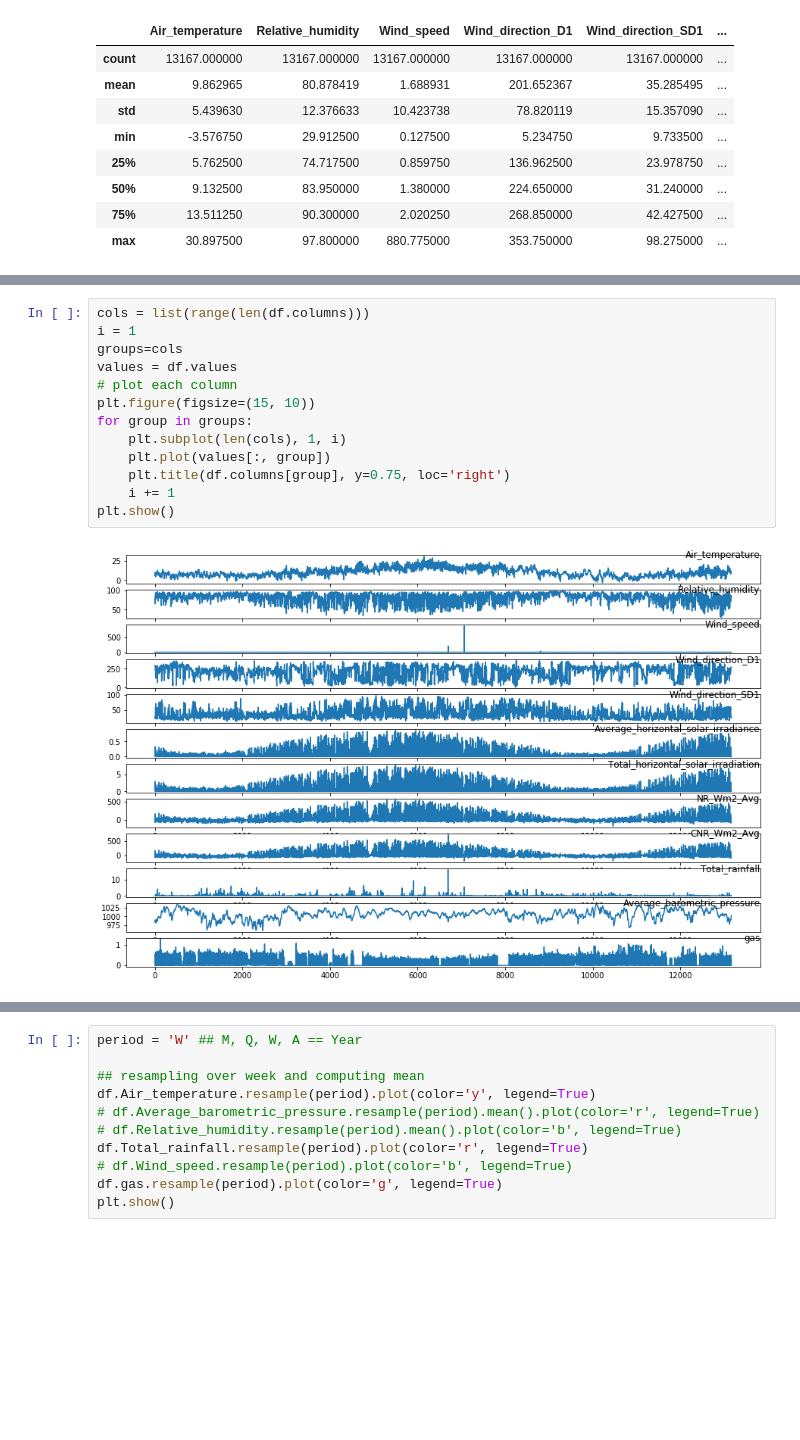
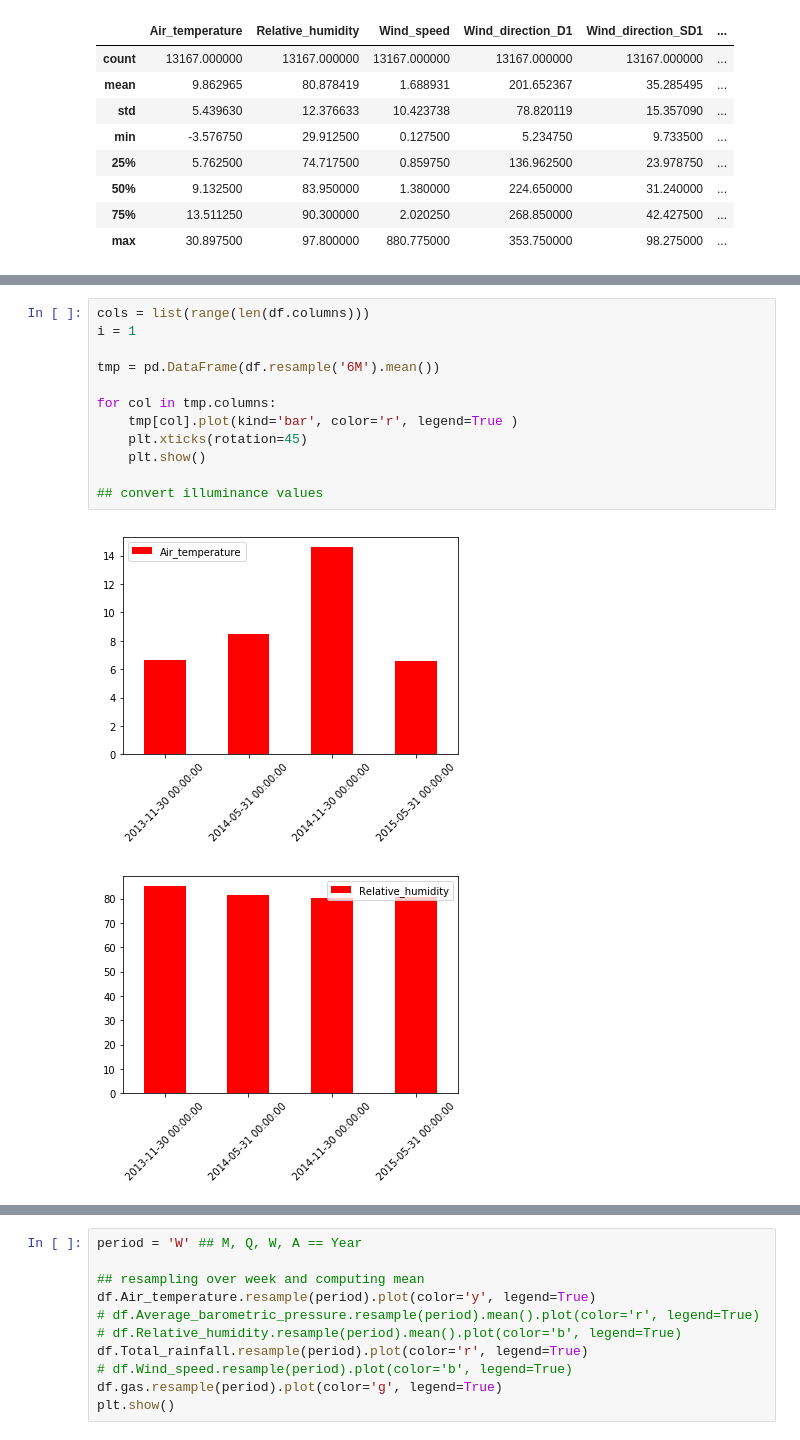
Before and after one commit to BorisAnimal/IU-Data-Analysis-Research, a Jupyter notebook: Boris#2.ipynb, the cells around one changed output, grey strips where cells are left out. Saved outputs shown, nothing was run; the diff lists cells and outputs as text; blank space fills up the shorter version.

```diff
--- a/Boris#2.ipynb
+++ b/Boris#2.ipynb
@@ -140,18 +137,18 @@ df.head()
 | 2013-11-04 11:00:00 | 8.450000 | 72.830000 | 2.33425 | 283.325000 | 27.000000 | ... |
 | 2013-11-04 12:00:00 | 9.522500 | 65.207500 | 3.07175 | 286.350000 | 24.722500 | ... |
 | 2013-11-04 13:00:00 | 9.852500 | 65.977500 | 3.54825 | 290.075000 | 23.997500 | ... |
-# %%
-cols = list(range(len(df.columns)))
-i = 1
-groups=cols
-values = df.values
-# plot each column
-plt.figure(figsize=(15, 10))
-for group in groups:
-    plt.subplot(len(cols), 1, i)
-    plt.plot(values[:, group])
-    plt.title(df.columns[group], y=0.75, loc='right')
-    i += 1
-plt.show()
-# %% [output]
-[figure, removed]
+# %%
+cols = list(range(len(df.columns)))
+i = 1
+
+tmp = pd.DataFrame(df.resample('6M').mean())
+
+for col in tmp.columns:
+    tmp[col].plot(kind='bar', color='r', legend=True )
+    plt.xticks(rotation=45)
+    plt.show()
+
+## convert illuminance values
+# %% [output]
+[figure, added]
+[figure, added]
```
Also changed, not shown: parts of 20 cells of this notebook.
